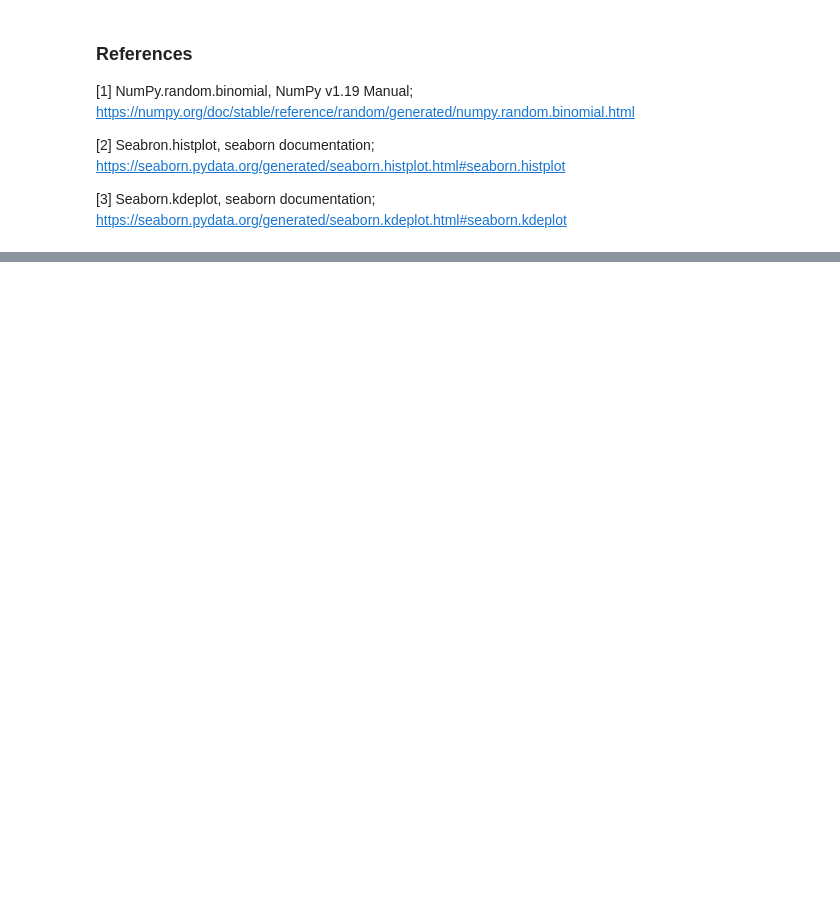
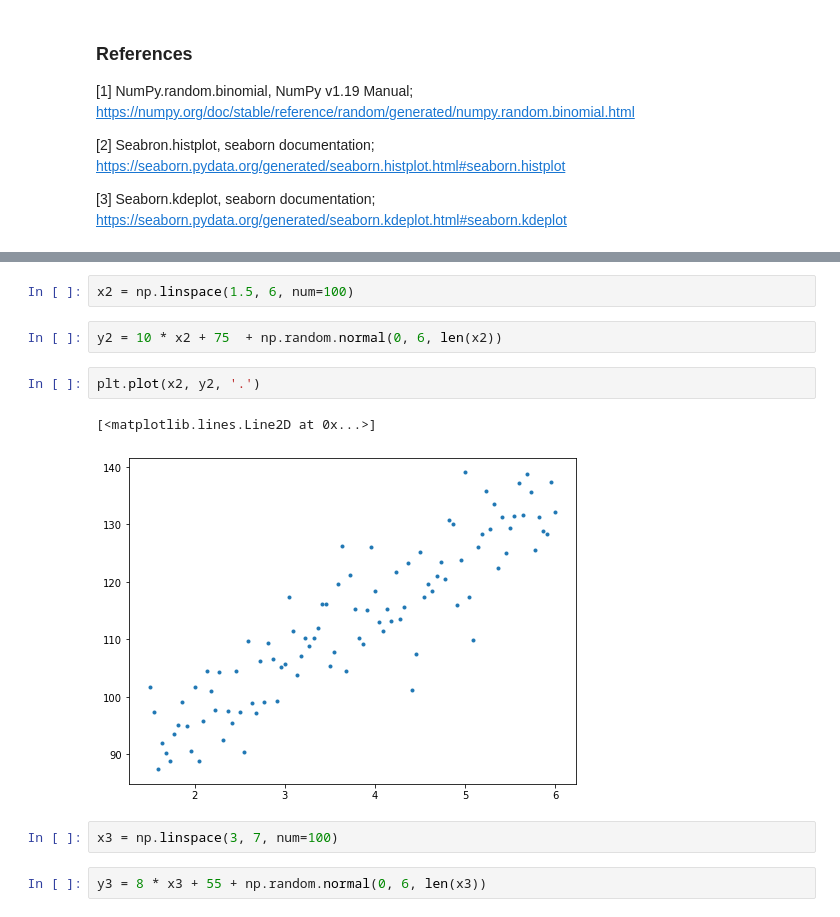
Before and after one commit to Lennyc123/tasks2020FDA, a Jupyter notebook: Task 2020 Fundamentals of Data Analysis Leonard Curtin.ipynb, the cells around one changed output, grey strips where cells are left out. Drawn from its saved outputs; the diff is of its cells as text; blank space fills up the shorter version.

```diff
--- a/Task 2020 Fundamentals of Data Analysis Leonard Curtin.ipynb
+++ b/Task 2020 Fundamentals of Data Analysis Leonard Curtin.ipynb
@@ -141,0 +137,13 @@ sns.histplot(coinflip, kde=True)
+# %%
+x2 = np.linspace(1.5, 6, num=100)
+# %%
+y2 = 10 * x2 + 75  + np.random.normal(0, 6, len(x2))
+# %%
+plt.plot(x2, y2, '.')
+# %% [output]
+[<matplotlib.lines.Line2D at 0x...>]
+[figure, added]
+# %%
+x3 = np.linspace(3, 7, num=100)
+# %%
+y3 = 8 * x3 + 55 + np.random.normal(0, 6, len(x3))
```
Also changed, not shown: parts of 21 cells of this notebook.
